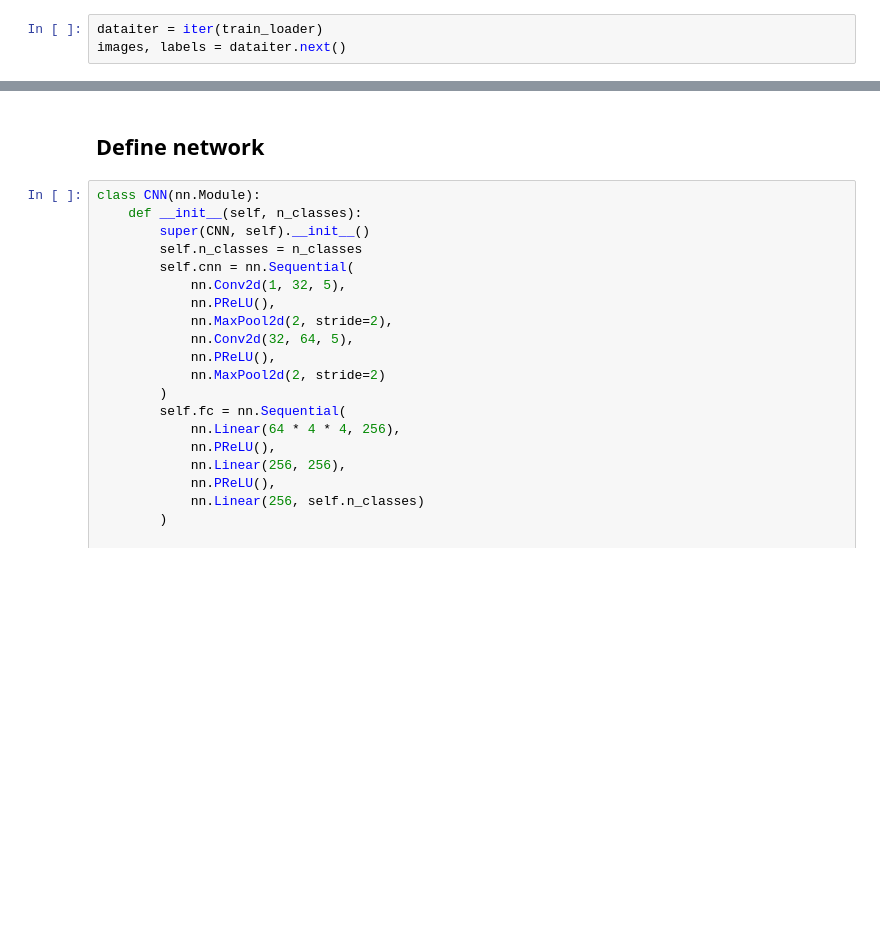
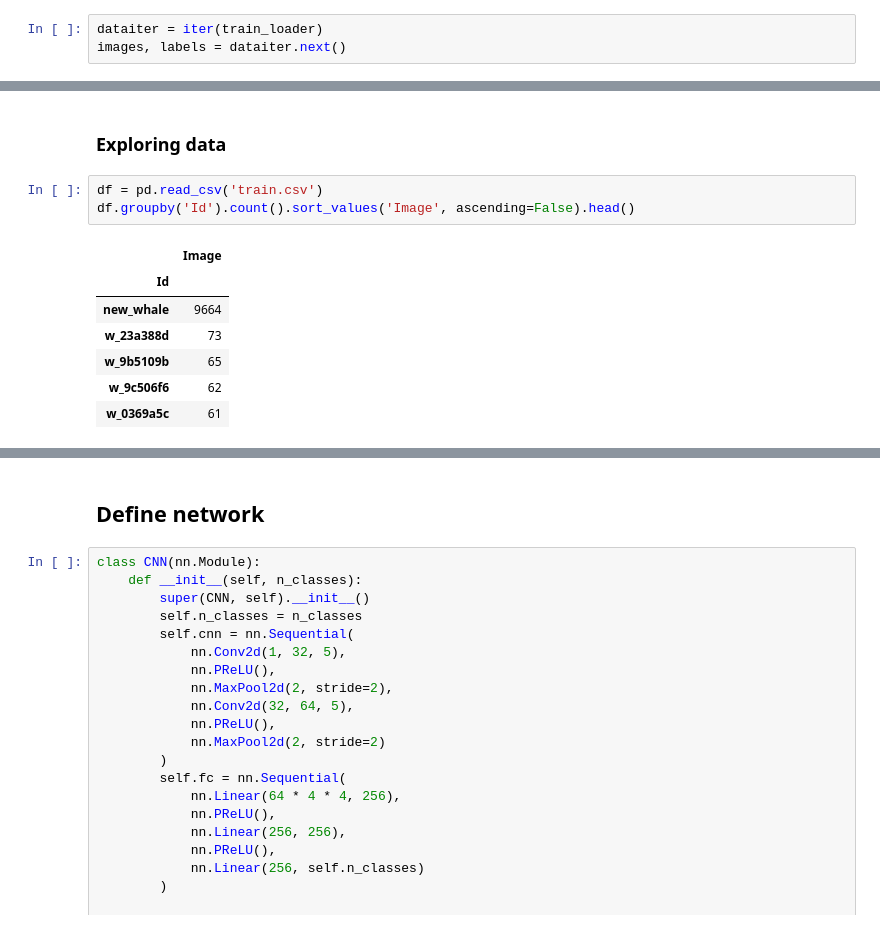
Before and after one commit to lipinski/deep-learning-projects, a Jupyter notebook: HumpbackWhaleIdentification.ipynb, the cells around one changed output, grey strips where cells are left out. Drawn from its saved outputs; the diff is of its cells as text; blank space fills up the shorter version.

```diff
--- a/HumpbackWhaleIdentification.ipynb
+++ b/HumpbackWhaleIdentification.ipynb
@@ -59,0 +68,13 @@ imshow(torchvision.utils.make_grid(images))
+# %% [markdown]
+### Exploring data
+# %%
+df = pd.read_csv('train.csv')
+df.groupby('Id').count().sort_values('Image', ascending=False).head()
+# %% [output]
+|  | Image |
+| Id |  |
+| new_whale | 9664 |
+| w_23a388d | 73 |
+| w_9b5109b | 65 |
+| w_9c506f6 | 62 |
+| w_0369a5c | 61 |
```
Also changed, not shown: parts of 20 cells of this notebook.
